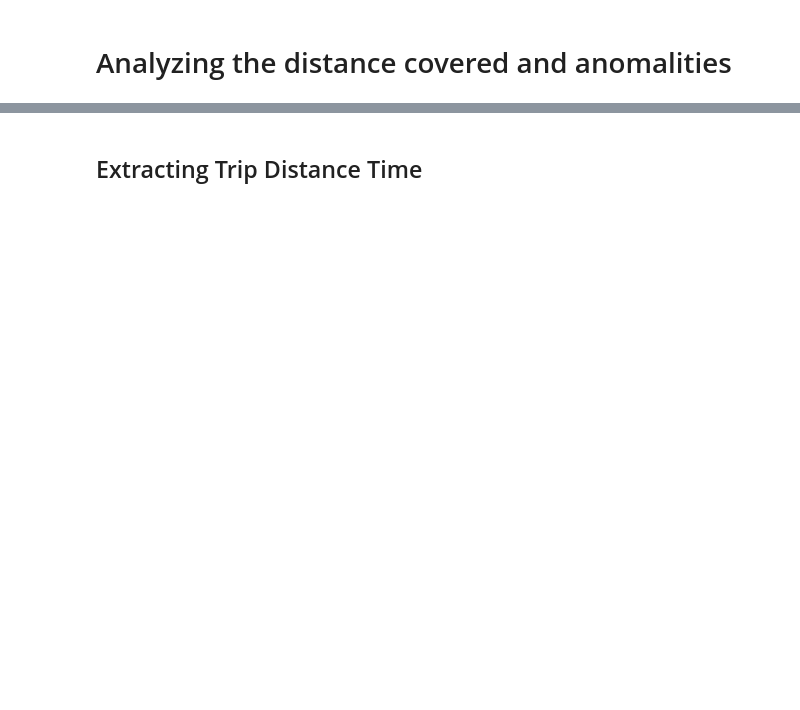
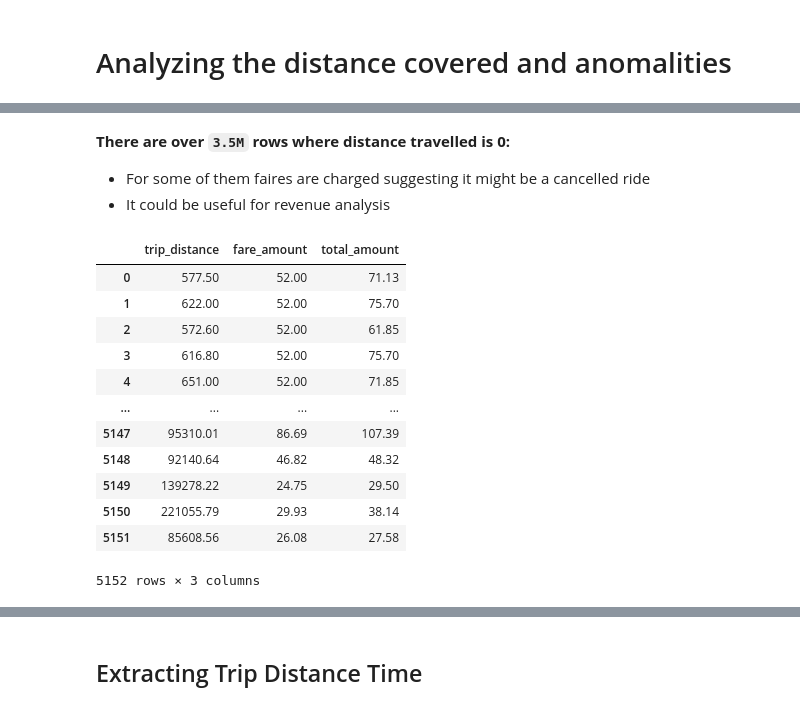
Before and after one commit to ajinikhil/NYC_jaune_taxi_analysis, a Jupyter notebook: NYC_jaune_taxi_analysis/analysis/distance_analysis.ipynb, the cells around one changed output, grey strips where cells are left out. Cells and saved outputs as stored; diff of their text form; code cells hidden in the pictures; blank space fills up the shorter version.

```diff
--- a/NYC_jaune_taxi_analysis/analysis/distance_analysis.ipynb
+++ b/NYC_jaune_taxi_analysis/analysis/distance_analysis.ipynb
@@ -6,0 +54,30 @@ df = duckdb.read_parquet('../raw/*/*.parquet')
+# %% [markdown]
+**There are over `3.5M` rows where distance travelled is 0:**
+* For some of them faires are charged suggesting it might be a cancelled ride
+* It could be useful for revenue analysis
+# %%
+td_l_0 = duckdb.sql("""
+                    SELECT
+                        trip_distance,
+                        fare_amount,
+                        total_amount
+                    FROM
+                        df
+                    WHERE
+                        trip_distance > 500
+                    """).df()
+td_l_0
+# %% [output]
+|  | trip_distance | fare_amount | total_amount |
+| 0 | 577.50 | 52.00 | 71.13 |
+| 1 | 622.00 | 52.00 | 75.70 |
+| 2 | 572.60 | 52.00 | 61.85 |
+| 3 | 616.80 | 52.00 | 75.70 |
+| 4 | 651.00 | 52.00 | 71.85 |
+| ... | ... | ... | ... |
+| 5147 | 95310.01 | 86.69 | 107.39 |
+| 5148 | 92140.64 | 46.82 | 48.32 |
+| 5149 | 139278.22 | 24.75 | 29.50 |
+| 5150 | 221055.79 | 29.93 | 38.14 |
+| 5151 | 85608.56 | 26.08 | 27.58 |
+5152 rows × 3 columns
```
Also changed, not shown: parts of 14 cells of this notebook.
